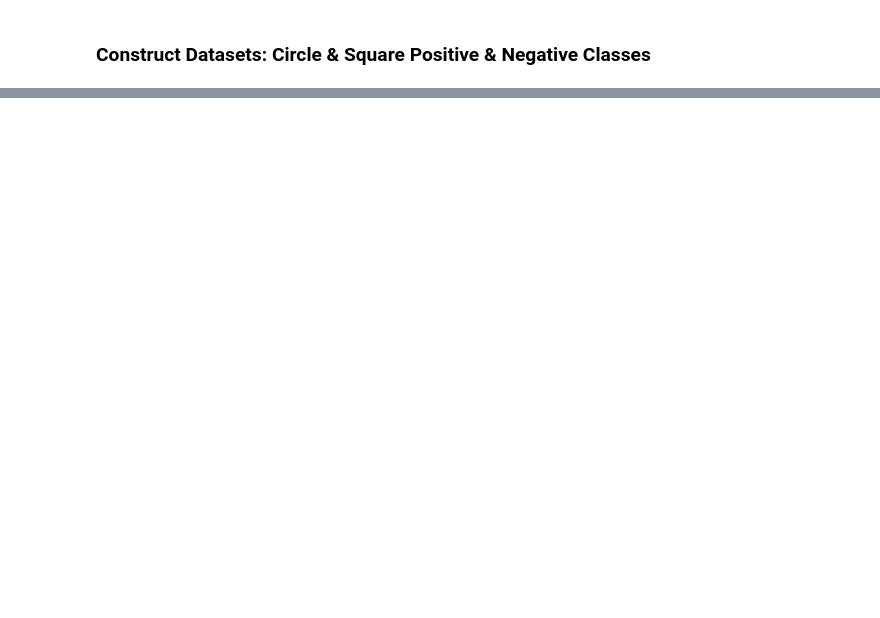
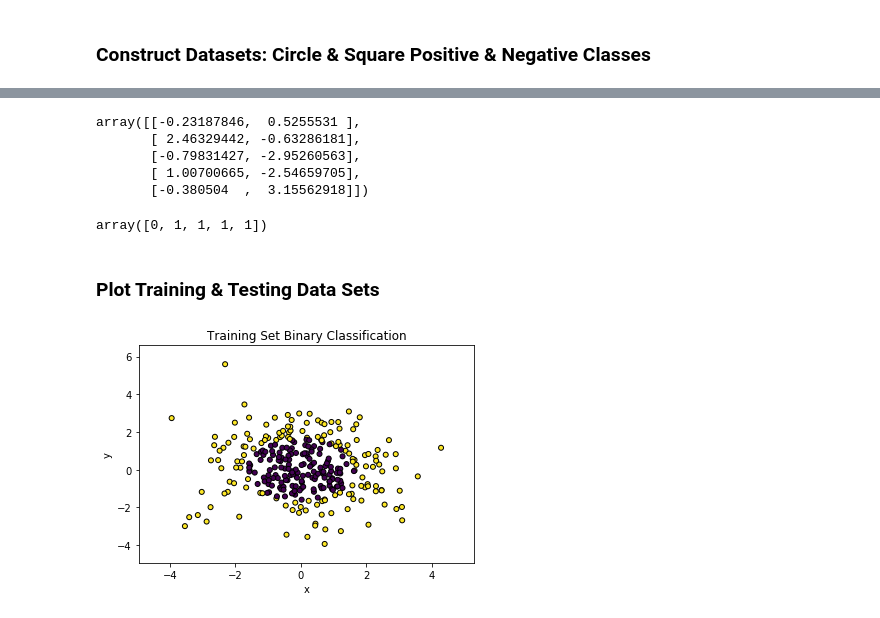
Before and after one commit to blancamiller/ML_notebook, a Jupyter notebook: HW8_Ada_Boost/miller_blanca_hw8.ipynb, the cells around one changed output, grey strips where cells are left out. Cells and saved outputs as stored; diff of their text form; code cells hidden in the pictures; blank space fills up the shorter version.

```diff
--- a/HW8_Ada_Boost/miller_blanca_hw8.ipynb
+++ b/HW8_Ada_Boost/miller_blanca_hw8.ipynb
@@ -145,0 +71,5 @@ def boost(examples, weakLearner, rounds):
+# %%
+X_train, y_train = make_gaussian_quantiles(cov=2., n_samples=300, n_features=2,
+                               n_classes=2, random_state=1)
+X_test, y_test = make_gaussian_quantiles(cov=2., n_samples=300, n_features=2,
+                               n_classes=2, random_state=2)
@@ -145,0 +100,17 @@ def boost(examples, weakLearner, rounds):
+# %%
+X_test[0:5,0:2]
+# %% [output]
+array([[-0.23187846,  0.5255531 ],
+       [ 2.46329442, -0.63286181],
+       [-0.79831427, -2.95260563],
+       [ 1.00700665, -2.54659705],
+       [-0.380504  ,  3.15562918]])
+# %%
+y_test[0:5]
+# %% [output]
+array([0, 1, 1, 1, 1])
+# %% [markdown]
+### Plot Training & Testing Data Sets
+# %%
+x_min_train, x_max_train = X_train[:, 0].min() - 1, X_train[:, 0].max() + 1
+y_min_train, y_max_train = X_train[:, 1].min() - 1, X_train[:, 1].max() + 1
@@ -145,0 +120,11 @@ def boost(examples, weakLearner, rounds):
+# %%
+# plot training points
+plt.scatter(X_train[:, 0], X_train[:, 1], marker='o', c=y_train, s=25, edgecolor='k')
+plt.xlim(x_min_train, x_max_train)
+plt.ylim(y_min_train, y_max_train)
+plt.xlabel('x')
+plt.ylabel('y')
+plt.title('Training Set Binary Classification')
+plt.show()
+# %% [output]
+[figure, added]
```
Also changed, not shown: parts of 34 cells of this notebook.
